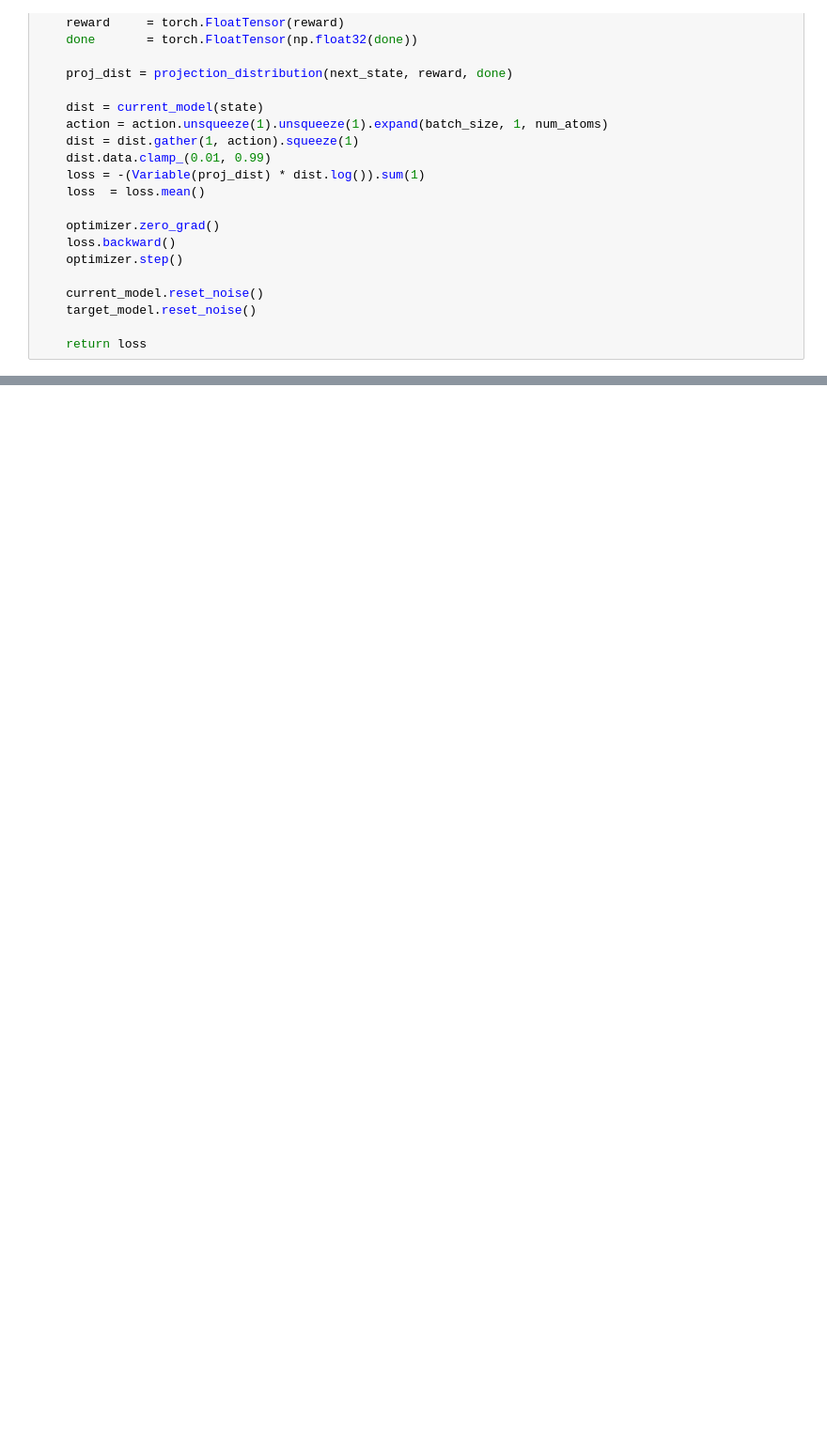
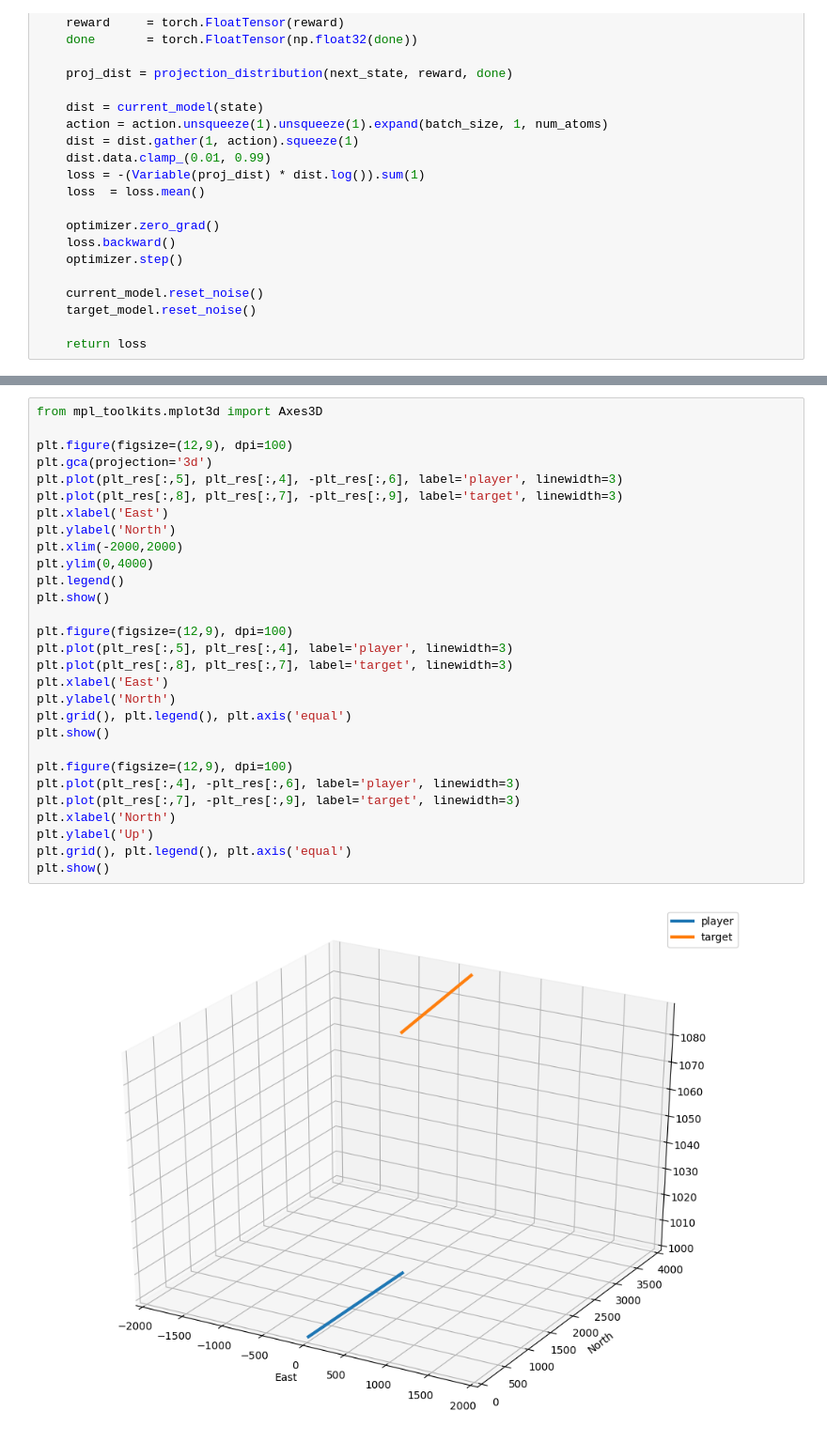
Before and after one commit to acsl-inha/collision_avoidance, a Jupyter notebook: Aircraft_avoidance_RL/6.non_cmd_rainbow/rainbow dqn.ipynb, the cells around one changed output, grey strips where cells are left out. Shown: that part at 94% size. Drawn from its saved outputs; the diff is of its cells as text; blank space fills up the shorter version.

```diff
--- a/Aircraft_avoidance_RL/6.non_cmd_rainbow/rainbow dqn.ipynb
+++ b/Aircraft_avoidance_RL/6.non_cmd_rainbow/rainbow dqn.ipynb
@@ -331,0 +306,31 @@ for frame_idx in range(1, num_frames + 1):
+# %%
+from mpl_toolkits.mplot3d import Axes3D
+
+plt.figure(figsize=(12,9), dpi=100)
+plt.gca(projection='3d')
+plt.plot(plt_res[:,5], plt_res[:,4], -plt_res[:,6], label='player', linewidth=3)
+plt.plot(plt_res[:,8], plt_res[:,7], -plt_res[:,9], label='target', linewidth=3)
+plt.xlabel('East')
+plt.ylabel('North')
+plt.xlim(-2000,2000)
+plt.ylim(0,4000)
+plt.legend()
+plt.show()
+
+plt.figure(figsize=(12,9), dpi=100)
+plt.plot(plt_res[:,5], plt_res[:,4], label='player', linewidth=3)
+plt.plot(plt_res[:,8], plt_res[:,7], label='target', linewidth=3)
+plt.xlabel('East')
+plt.ylabel('North')
+plt.grid(), plt.legend(), plt.axis('equal')
+plt.show()
+
+plt.figure(figsize=(12,9), dpi=100)
+plt.plot(plt_res[:,4], -plt_res[:,6], label='player', linewidth=3)
+plt.plot(plt_res[:,7], -plt_res[:,9], label='target', linewidth=3)
+plt.xlabel('North')
+plt.ylabel('Up')
+plt.grid(), plt.legend(), plt.axis('equal')
+plt.show()
+# %% [output]
+[figure, added]
```
Also changed, not shown: parts of 17 cells of this notebook, 28 other files.
